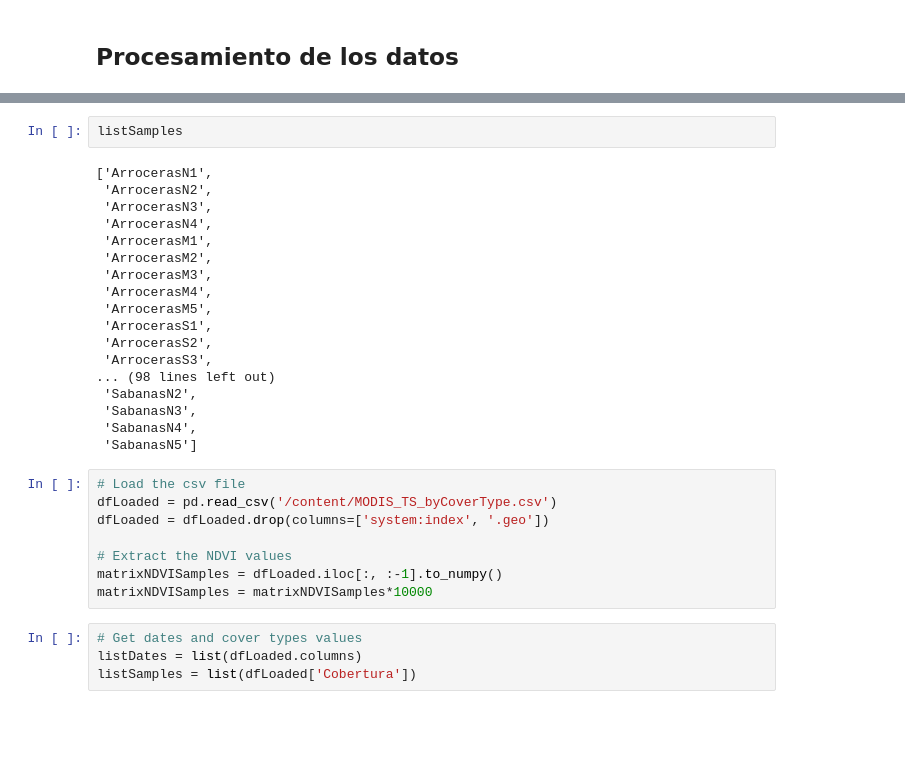
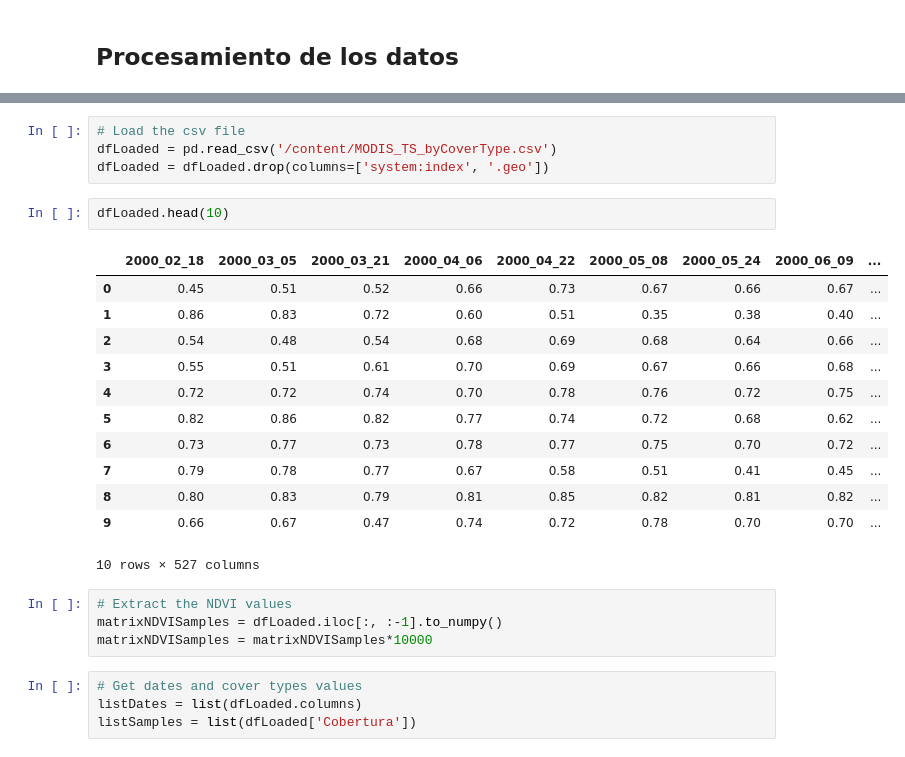
Before and after one commit to francobarrionuevoenv21/ClusteringPaddyFields_Fires_SanJavier, a Jupyter notebook: 03_CoverTypes2022_sampling.ipynb, the cells around one changed output, grey strips where cells are left out. Cells and saved outputs as stored; diff of their text form; blank space fills up the shorter version.

```diff
--- a/03_CoverTypes2022_sampling.ipynb
+++ b/03_CoverTypes2022_sampling.ipynb
@@ -34,31 +27,26 @@ MODIS_TS_byCoverTyp 100%[===================>] 312.43K  --.-KB/s    in 0.01s
-# %%
-listSamples
-# %% [output]
-['ArrocerasN1',
- 'ArrocerasN2',
- 'ArrocerasN3',
- 'ArrocerasN4',
- 'ArrocerasM1',
- 'ArrocerasM2',
- 'ArrocerasM3',
- 'ArrocerasM4',
- 'ArrocerasM5',
- 'ArrocerasS1',
- 'ArrocerasS2',
- 'ArrocerasS3',
-... (98 lines left out)
- 'SabanasN2',
- 'SabanasN3',
- 'SabanasN4',
- 'SabanasN5']
 # %%
 # Load the csv file
 dfLoaded = pd.read_csv('/content/MODIS_TS_byCoverType.csv')
 dfLoaded = dfLoaded.drop(columns=['system:index', '.geo'])
-
-# Extract the NDVI values
-matrixNDVISamples = dfLoaded.iloc[:, :-1].to_numpy()
-matrixNDVISamples = matrixNDVISamples*10000
+# %%
+dfLoaded.head(10)
+# %% [output]
+|  | 2000_02_18 | 2000_03_05 | 2000_03_21 | 2000_04_06 | 2000_04_22 | 2000_05_08 | 2000_05_24 | 2000_06_09 | ... |
+| 0 | 0.45 | 0.51 | 0.52 | 0.66 | 0.73 | 0.67 | 0.66 | 0.67 | ... |
+| 1 | 0.86 | 0.83 | 0.72 | 0.60 | 0.51 | 0.35 | 0.38 | 0.40 | ... |
+| 2 | 0.54 | 0.48 | 0.54 | 0.68 | 0.69 | 0.68 | 0.64 | 0.66 | ... |
+| 3 | 0.55 | 0.51 | 0.61 | 0.70 | 0.69 | 0.67 | 0.66 | 0.68 | ... |
+| 4 | 0.72 | 0.72 | 0.74 | 0.70 | 0.78 | 0.76 | 0.72 | 0.75 | ... |
+| 5 | 0.82 | 0.86 | 0.82 | 0.77 | 0.74 | 0.72 | 0.68 | 0.62 | ... |
+| 6 | 0.73 | 0.77 | 0.73 | 0.78 | 0.77 | 0.75 | 0.70 | 0.72 | ... |
+| 7 | 0.79 | 0.78 | 0.77 | 0.67 | 0.58 | 0.51 | 0.41 | 0.45 | ... |
+| 8 | 0.80 | 0.83 | 0.79 | 0.81 | 0.85 | 0.82 | 0.81 | 0.82 | ... |
+| 9 | 0.66 | 0.67 | 0.47 | 0.74 | 0.72 | 0.78 | 0.70 | 0.70 | ... |
+10 rows × 527 columns
+# %%
+# Extract the NDVI values
+matrixNDVISamples = dfLoaded.iloc[:, :-1].to_numpy()
+matrixNDVISamples = matrixNDVISamples*10000
 # %%
 # Get dates and cover types values
 listDates = list(dfLoaded.columns)
```
Also changed, not shown: parts of 7 cells of this notebook.
